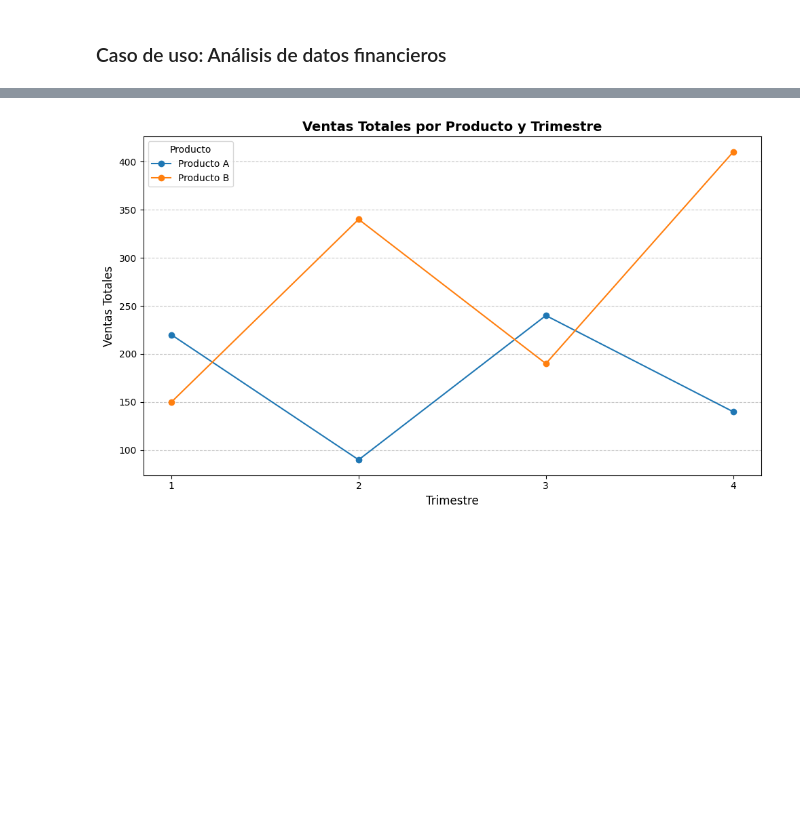
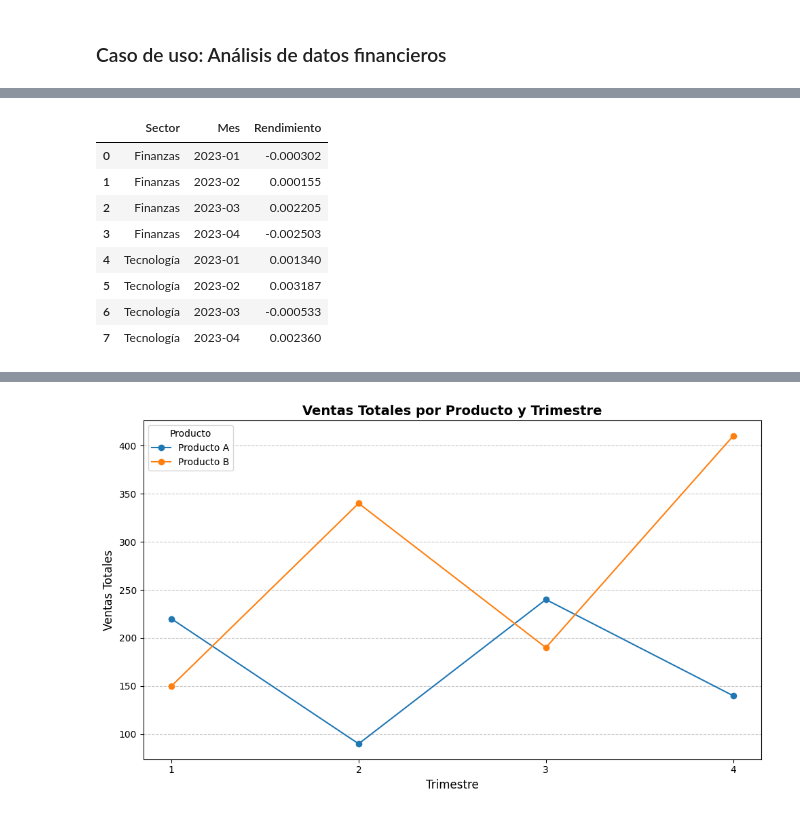
Before and after one commit to yuri19762008/000_ANALISTA_DATOS, a Jupyter notebook: Bootcamp-main/Modulo3/Leccion6/Index.ipynb, the cells around one changed output, grey strips where cells are left out. Saved outputs shown, nothing was run; the diff lists cells and outputs as text; code cells hidden in the pictures; blank space fills up the shorter version.

```diff
--- a/Bootcamp-main/Modulo3/Leccion6/Index.ipynb
+++ b/Bootcamp-main/Modulo3/Leccion6/Index.ipynb
@@ -501,7 +501,18 @@ df_completo
 # %%
 # 3. Agrupar por sector y mes
 df_completo['Mes'] = df_completo['Fecha'].dt.to_period('M')
 rendimiento_sector = df_completo.groupby(['Sector', 'Mes'])['Rendimiento'].mean().reset_index()
+rendimiento_sector
+# %% [output]
+|  | Sector | Mes | Rendimiento |
+| 0 | Finanzas | 2023-01 | -0.000302 |
+| 1 | Finanzas | 2023-02 | 0.000155 |
+| 2 | Finanzas | 2023-03 | 0.002205 |
+| 3 | Finanzas | 2023-04 | -0.002503 |
+| 4 | Tecnología | 2023-01 | 0.001340 |
+| 5 | Tecnología | 2023-02 | 0.003187 |
+| 6 | Tecnología | 2023-03 | -0.000533 |
+| 7 | Tecnología | 2023-04 | 0.002360 |
 # %%
 # 4. Pivotar para comparar sectores
 comparativa = rendimiento_sector.pivot(index='Mes', columns='Sector', values='Rendimiento')
```
Also changed, not shown: parts of 4 cells of this notebook, 11 other files.
